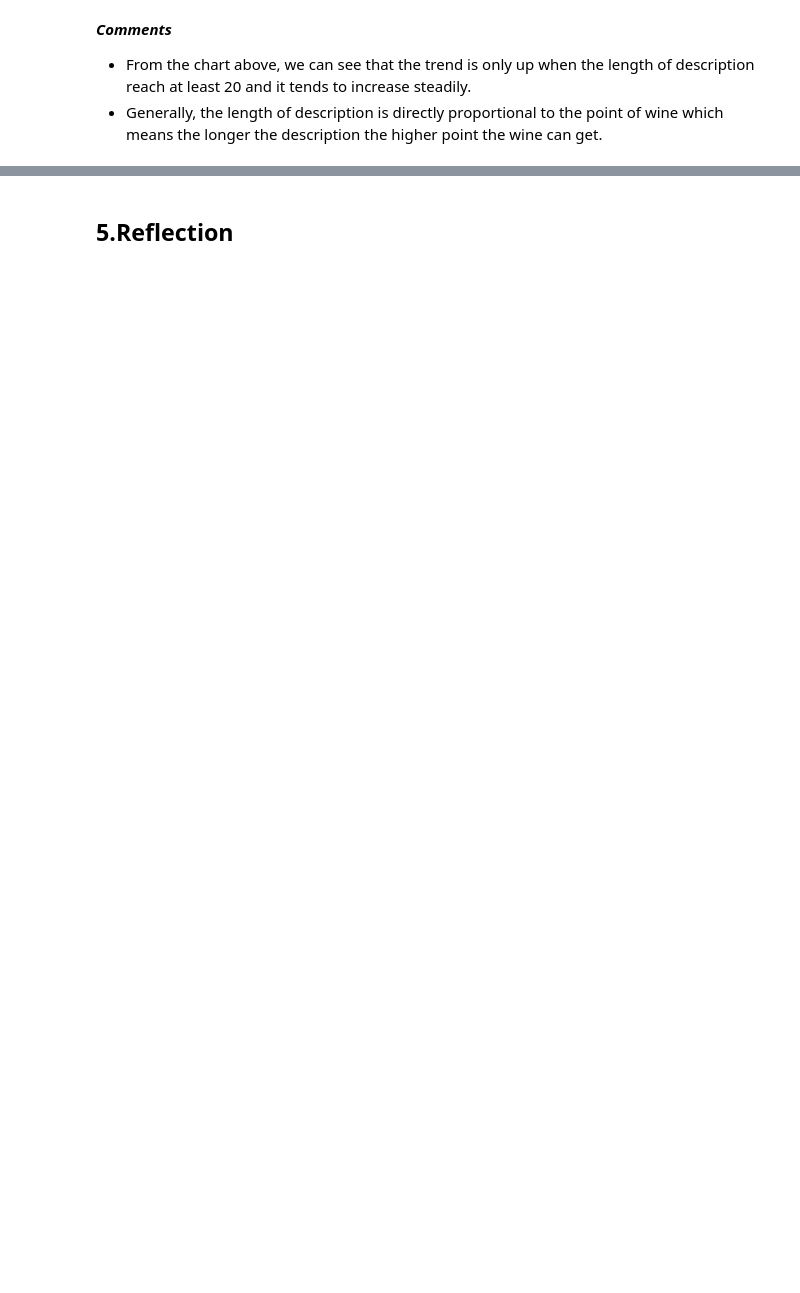
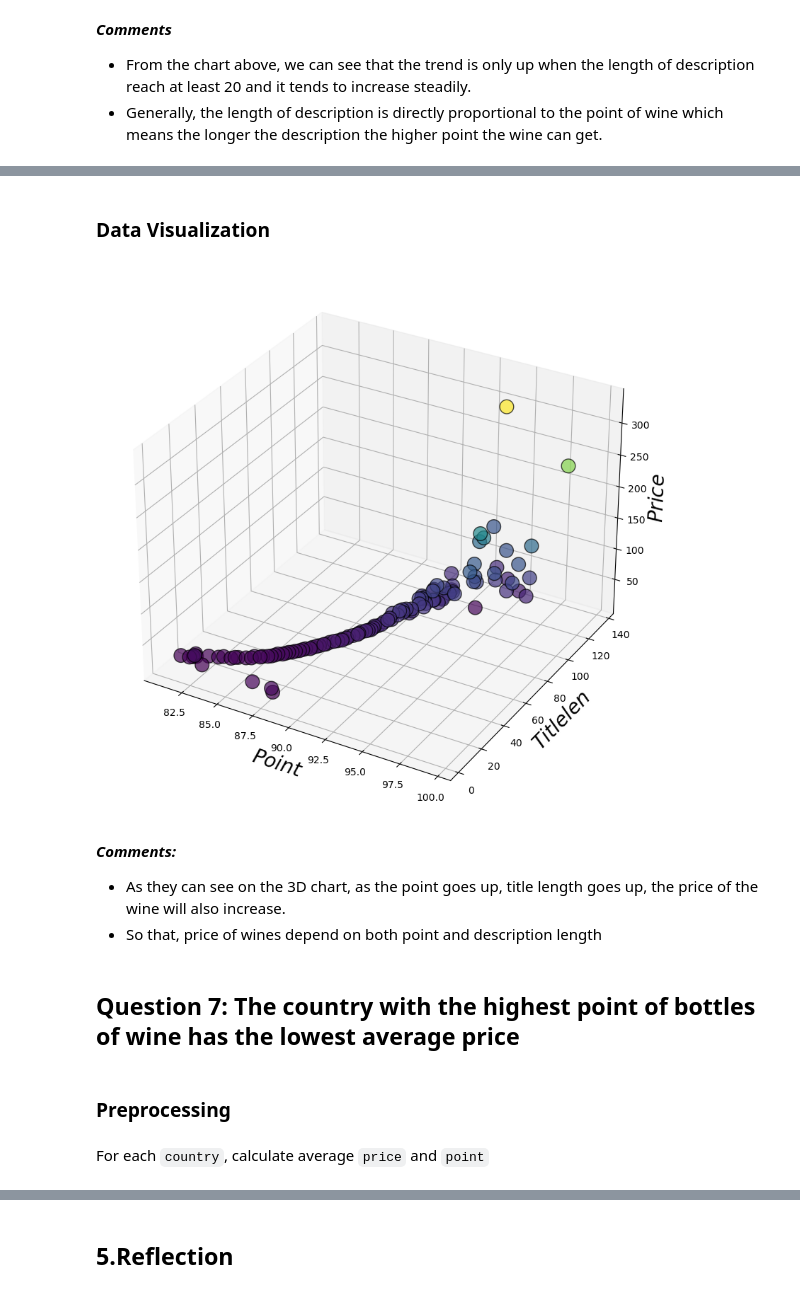
Before and after one commit to iamdkSang/20127214_20127612_Wine-Reviews, a Jupyter notebook: 20127214_20127612.ipynb, the cells around one changed output, grey strips where cells are left out. Drawn from its saved outputs; the diff is of its cells as text; code cells hidden in the pictures; blank space fills up the shorter version.

```diff
--- a/20127214_20127612.ipynb
+++ b/20127214_20127612.ipynb
@@ -640,0 +661,3 @@ plt.show()
+# %%
+q6_wine_df = copy.deepcopy(wine_df)
+q6_wine_df['Title_len'] = q6_wine_df['description'].str.split().str.len()
@@ -640,0 +668,32 @@ plt.show()
+# %%
+rev = q6_wine_df.groupby('Title_len')[['points', 'price']].mean().reset_index()
+# %% [markdown]
+### Data Visualization
+# %%
+x = rev['points']
+y = rev['Title_len']
+z = rev['price']
+
+fig = plt.figure(figsize=(10, 10))
+ax = fig.add_subplot(111, projection='3d')
+ax.scatter(x, y, z,
+           linewidths=1, alpha=.7,
+           edgecolor='k',
+           s = 200,
+           c=z)
+ax.set_xlabel('$Point$', fontsize=20)
+ax.set_ylabel('$Title len$', fontsize=20)
+ax.set_zlabel('$Price$', fontsize=20)
+plt.show()
+# %% [output]
+[figure, added]
+# %% [markdown]
+***Comments:***
+- As they can see on the 3D chart, as the point goes up, title length goes up, the price of the wine will also increase.
+- So that, price of wines depend on both point and description length
+# %% [markdown]
+## Question 7: The country with the highest point of bottles of wine has the lowest average price
+# %% [markdown]
+### Preprocessing
+# %% [markdown]
+For each `country`, calculate average `price` and `point`
```
Also changed, not shown: parts of 31 cells of this notebook.
